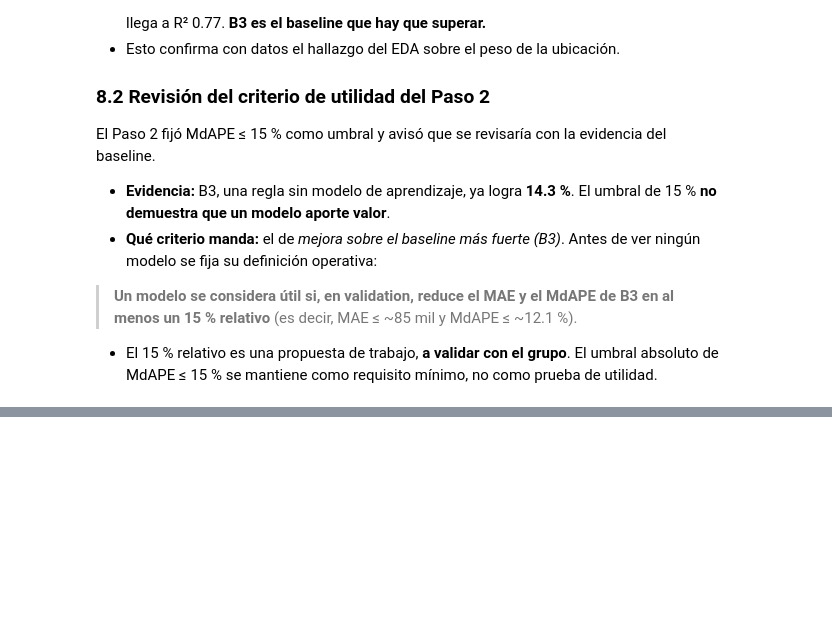
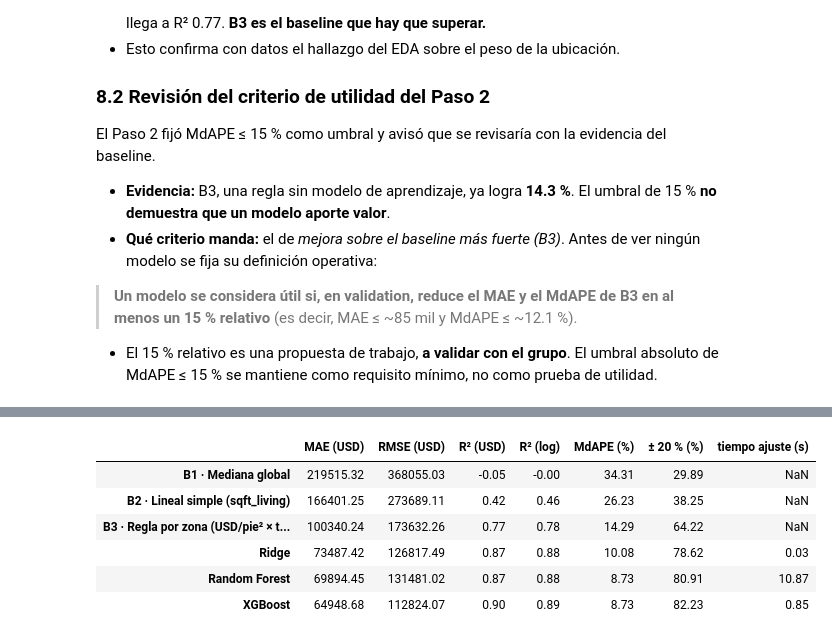
Before and after one commit to lvanCR/cc209-precios-inmobiliarios, a Jupyter notebook: notebooks/04_baseline_y_modelos.ipynb, the cells around one changed output, grey strips where cells are left out. Drawn from its saved outputs; the diff is of its cells as text; code cells hidden in the pictures; blank space fills up the shorter version.

Commit message:
feat: modelos preliminares Ridge, Random Forest y XGBoost con bootstrap (paso 9)

```diff
--- a/notebooks/04_baseline_y_modelos.ipynb
+++ b/notebooks/04_baseline_y_modelos.ipynb
@@ -423,0 +435,33 @@ El Paso 2 fijó MdAPE ≤ 15 % como umbral y avisó que se revisaría con la evi
+# %%
+import time
+from sklearn.ensemble import RandomForestRegressor
+from sklearn.linear_model import Ridge
+from xgboost import XGBRegressor
+
+modelos = {
+    "Ridge": Ridge(alpha=1.0),
+    "Random Forest": RandomForestRegressor(n_estimators=300, random_state=RANDOM_STATE, n_jobs=-1),
+    "XGBoost": XGBRegressor(n_estimators=400, learning_rate=0.05, max_depth=5,
+                            random_state=RANDOM_STATE, n_jobs=-1),
+}
+
+ajustados = {}
+tiempos = {}
+for nombre, est in modelos.items():
+    t0 = time.perf_counter()
+    ajustados[nombre] = crear_pipeline(est).fit(X_train, y_train)      # fit solo con train
+    tiempos[nombre] = time.perf_counter() - t0
+    pred_val[nombre] = ajustados[nombre].predict(X_val)
+    resultados_val[nombre] = evaluar(y_val, pred_val[nombre])
+
+tabla_val = pd.DataFrame(resultados_val).T
+tabla_val["tiempo ajuste (s)"] = pd.Series(tiempos)
+tabla_val.round(2)
+# %% [output]
+|  | MAE (USD) | RMSE (USD) | R² (USD) | R² (log) | MdAPE (%) | ± 20 % (%) | tiempo ajuste (s) |
+| B1 · Mediana global | 219515.32 | 368055.03 | -0.05 | -0.00 | 34.31 | 29.89 | NaN |
+| B2 · Lineal simple (sqft_living) | 166401.25 | 273689.11 | 0.42 | 0.46 | 26.23 | 38.25 | NaN |
+| B3 · Regla por zona (USD/pie² × t... | 100340.24 | 173632.26 | 0.77 | 0.78 | 14.29 | 64.22 | NaN |
+| Ridge | 73487.42 | 126817.49 | 0.87 | 0.88 | 10.08 | 78.62 | 0.03 |
+| Random Forest | 69894.45 | 131481.02 | 0.87 | 0.88 | 8.73 | 80.91 | 10.87 |
+| XGBoost | 64948.68 | 112824.07 | 0.90 | 0.89 | 8.73 | 82.23 | 0.85 |
```
Also changed, not shown: parts of 4 cells of this notebook, 1 other file.
